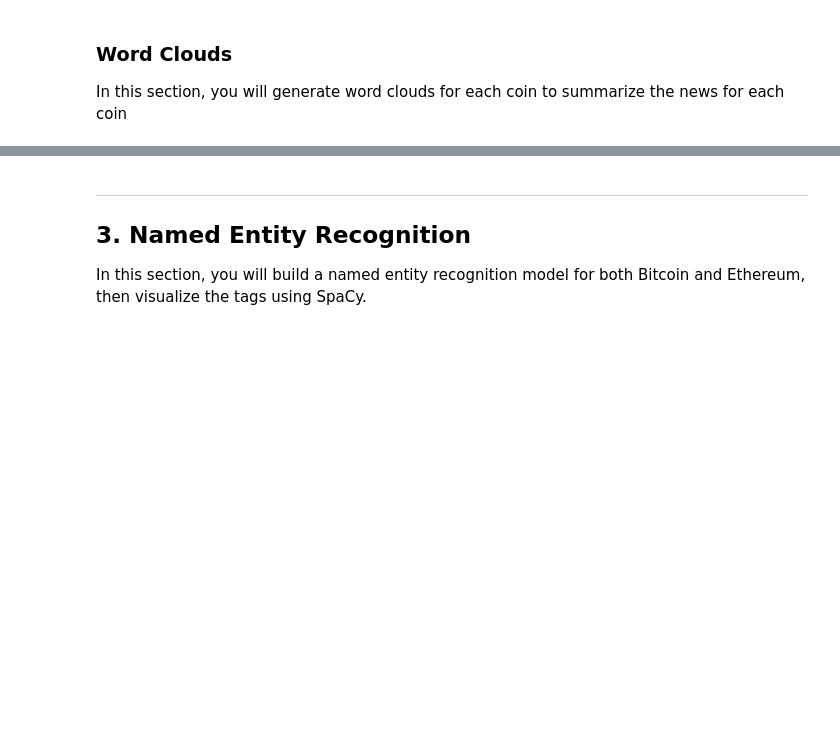
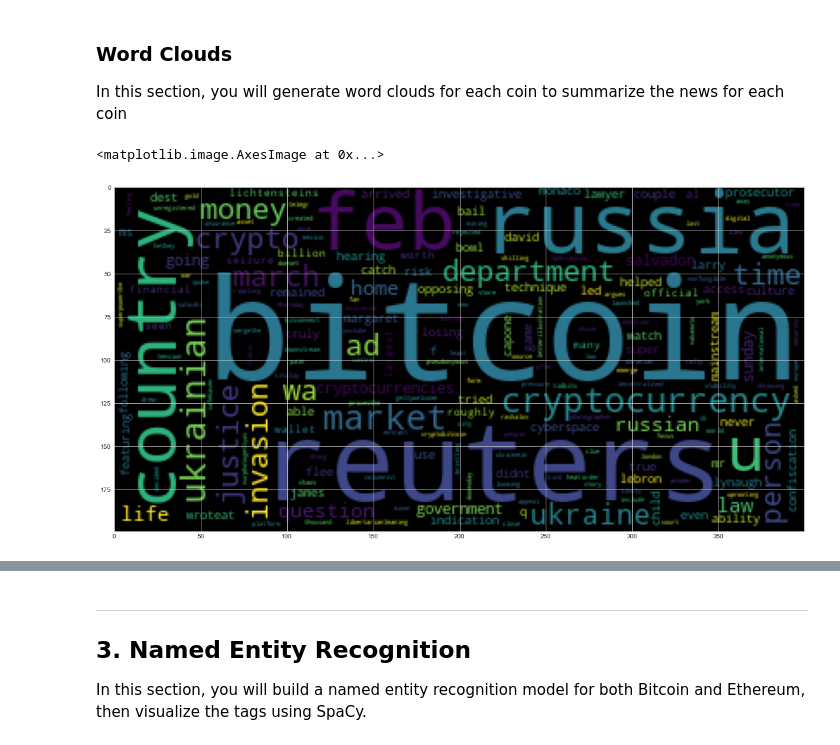
Before and after one commit to EAC49/NLP_homework, a Jupyter notebook: crypto_sentiment.ipynb, the cells around one changed output, grey strips where cells are left out. Drawn from its saved outputs; the diff is of its cells as text; code cells hidden in the pictures; blank space fills up the shorter version.

```diff
--- a/crypto_sentiment.ipynb
+++ b/crypto_sentiment.ipynb
@@ -69,12 +69,12 @@ for article in bitcoin_news["articles"]:
     except AttributeError:
         pass
 
-bitcoin_df = pd.DataFrame(bitcoin_sentiments)
+bitcoin_sentiment_df = pd.DataFrame(bitcoin_sentiments)
 
 cols = ["date", "text", "compound", "positive", "negative", "neutral"]
-bitcoin_df = bitcoin_df[cols]
+bitcoin_sentiment_df = bitcoin_sentiment_df[cols]
 
-bitcoin_df.head()
+bitcoin_sentiment_df.head()
 # %% [output]
 |  | date | text | compound | positive | negative | neutral |
 | 0 | 2022-02-17 | Even in cyberspace, the Departmen... | 0.7351 | 0.147 | 0.000 | 0.853 |
@@ -207,13 +207,13 @@ def tokenizer(article):
 # %%
 # Create a new tokens column for Bitcoin
 btc_word_tokenized = []
-for text in bitcoin_df.text:
+for text in bitcoin_sentiment_df.text:
     words = []
     words = words + tokenizer(text)
     btc_word_tokenized.append(words)
 
-bitcoin_df["tokens"]=btc_word_tokenized
-bitcoin_df.head()
+bitcoin_sentiment_df["tokens"]=btc_word_tokenized
+bitcoin_sentiment_df.head()
 # %% [output]
 |  | date | text | compound | positive | negative | neutral | tokens |
 | 0 | 2022-02-17 | Even in cyberspace, the Departmen... | 0.7351 | 0.147 | 0.000 | 0.853 | [even, cyberspace, department, ju... |
@@ -252,4 +252,6 @@ from collections import Counter
 from nltk import ngrams
 # %%
 # Generate the Bitcoin N-grams where N=2
-# YOUR CODE HERE!
+btc_word_tokenized_list = [item for elem in btc_word_tokenized for item in elem]
+btc_n_gram_counts = Counter(ngrams(btc_flat_word_tokenized_list, n=2))
+print(dict(btc_n_gram_counts))
@@ -287,0 +311,8 @@ mpl.rcParams['figure.figsize'] = [20.0, 10.0]
+# %%
+# Generate the Bitcoin word cloud
+btc_string = ' '.join([str(elem) for elem in btc_word_tokenized_list ])
+btc_wc = WordCloud().generate(btc_string)
+plt.imshow(btc_wc)
+# %% [output]
+<matplotlib.image.AxesImage at 0x...>
+[figure, added]
```
Also changed, not shown: parts of 24 cells of this notebook.
